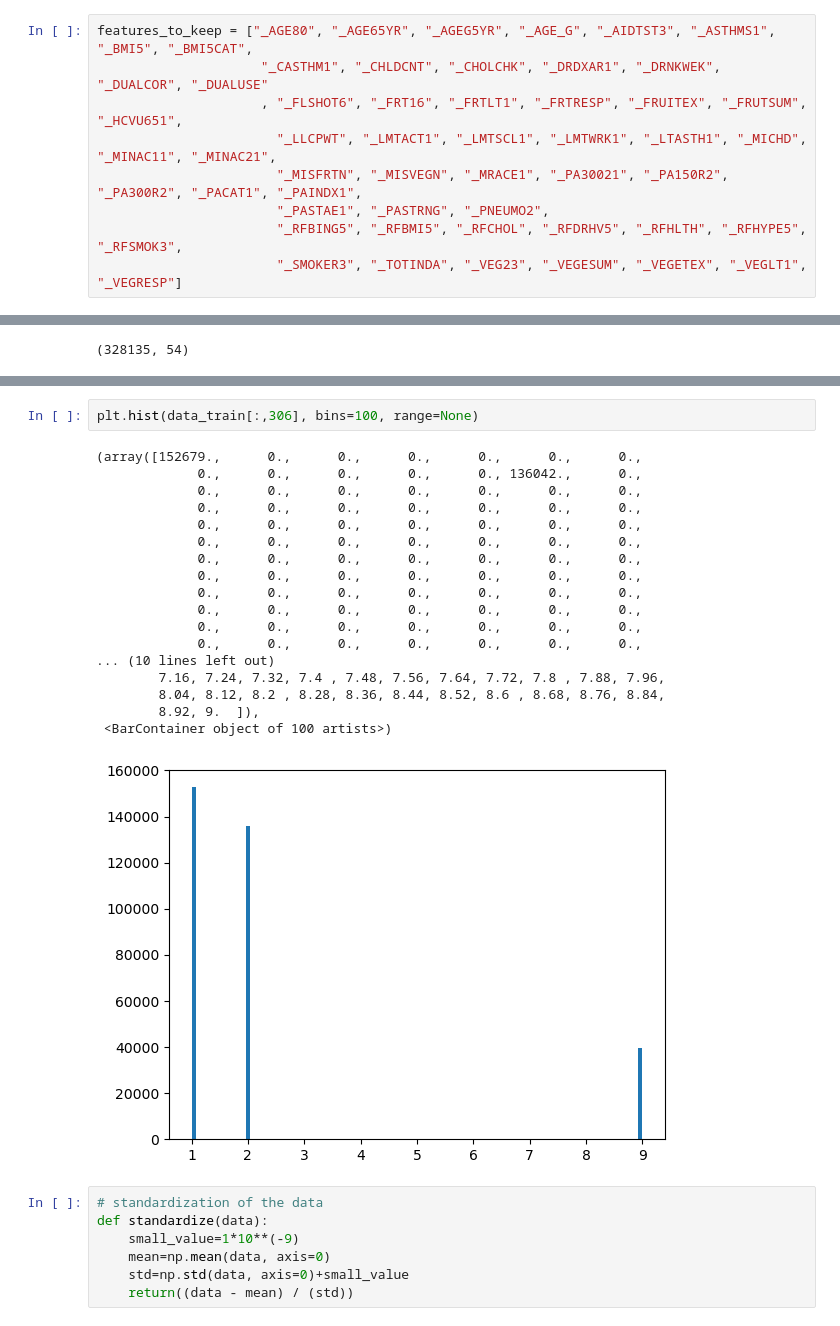
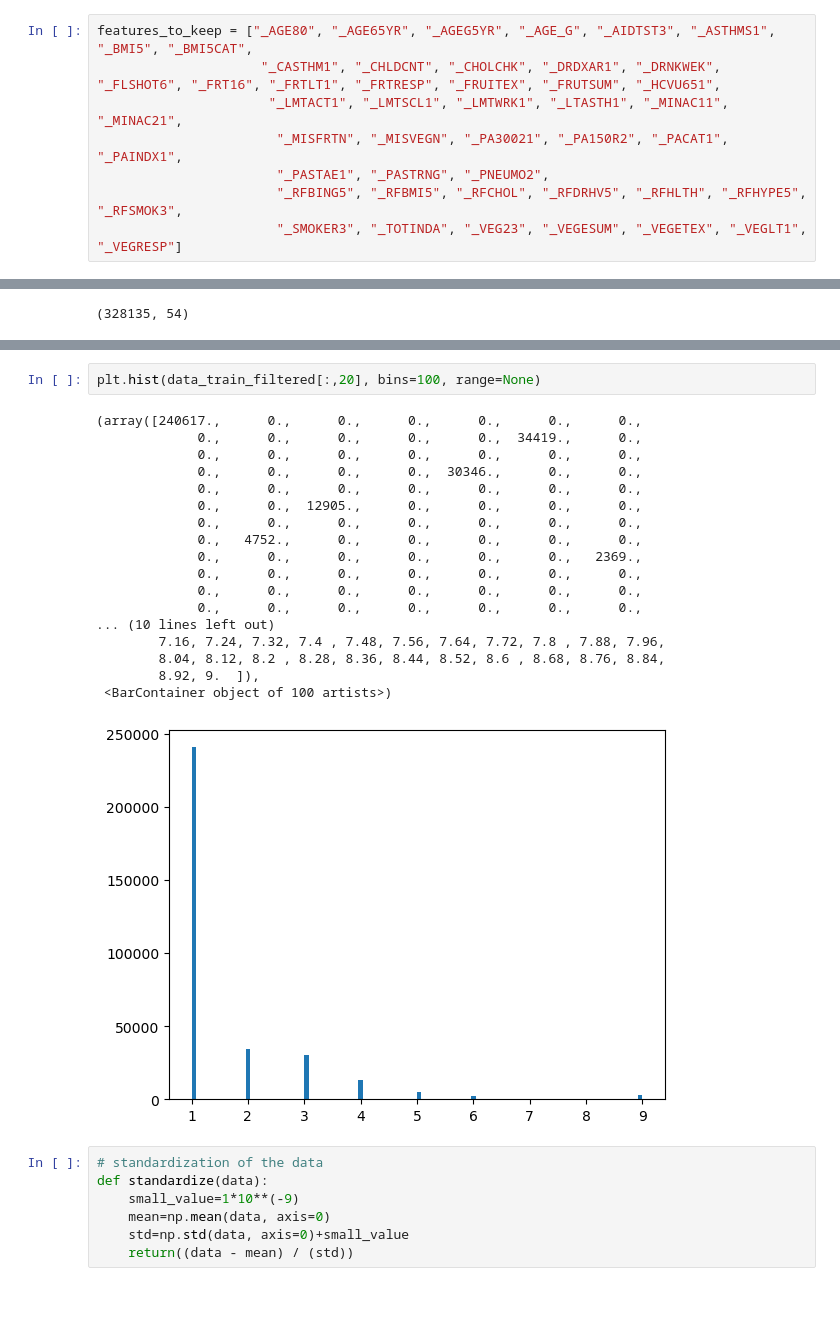
Before and after one commit to epfml/ml-project-1-mnf, a Jupyter notebook: run_backup.ipynb, the cells around one changed output, grey strips where cells are left out. Drawn from its saved outputs; the diff is of its cells as text; blank space fills up the shorter version.

```diff
--- a/run_backup.ipynb
+++ b/run_backup.ipynb
@@ -30,10 +30,9 @@ def replace_nan_by_mean(data):
 data_train = replace_nan_by_mean(x_train)
 # %%
 features_to_keep = ["_AGE80", "_AGE65YR", "_AGEG5YR", "_AGE_G", "_AIDTST3", "_ASTHMS1", "_BMI5", "_BMI5CAT",
-                     "_CASTHM1", "_CHLDCNT", "_CHOLCHK", "_DRDXAR1", "_DRNKWEK", "_DUALCOR", "_DUALUSE"
-                     , "_FLSHOT6", "_FRT16", "_FRTLT1", "_FRTRESP", "_FRUITEX", "_FRUTSUM", "_HCVU651",
-                       "_LLCPWT", "_LMTACT1", "_LMTSCL1", "_LMTWRK1", "_LTASTH1", "_MICHD", "_MINAC11", "_MINAC21",
-                       "_MISFRTN", "_MISVEGN", "_MRACE1", "_PA30021", "_PA150R2", "_PA300R2", "_PACAT1", "_PAINDX1",
+                     "_CASTHM1", "_CHLDCNT", "_CHOLCHK", "_DRDXAR1", "_DRNKWEK", "_FLSHOT6", "_FRT16", "_FRTLT1", "_FRTRESP", "_FRUITEX", "_FRUTSUM", "_HCVU651",
+                      "_LMTACT1", "_LMTSCL1", "_LMTWRK1", "_LTASTH1", "_MINAC11", "_MINAC21",
+                       "_MISFRTN", "_MISVEGN", "_PA30021", "_PA150R2", "_PACAT1", "_PAINDX1",
                        "_PASTAE1", "_PASTRNG", "_PNEUMO2",
                        "_RFBING5", "_RFBMI5", "_RFCHOL", "_RFDRHV5", "_RFHLTH", "_RFHYPE5", "_RFSMOK3",
                        "_SMOKER3", "_TOTINDA", "_VEG23", "_VEGESUM", "_VEGETEX", "_VEGLT1", "_VEGRESP"]
@@ -59,24 +77,24 @@ data_train_filtered.shape
 # %%
-plt.hist(data_train[:,306], bins=100, range=None)
+plt.hist(data_train_filtered[:,20], bins=100, range=None)
 # %% [output]
-(array([152679.,      0.,      0.,      0.,      0.,      0.,      0.,
-             0.,      0.,      0.,      0.,      0., 136042.,      0.,
+(array([240617.,      0.,      0.,      0.,      0.,      0.,      0.,
+             0.,      0.,      0.,      0.,      0.,  34419.,      0.,
              0.,      0.,      0.,      0.,      0.,      0.,      0.,
+             0.,      0.,      0.,      0.,  30346.,      0.,      0.,
              0.,      0.,      0.,      0.,      0.,      0.,      0.,
+             0.,      0.,  12905.,      0.,      0.,      0.,      0.,
              0.,      0.,      0.,      0.,      0.,      0.,      0.,
-             0.,      0.,      0.,      0.,      0.,      0.,      0.,
-             0.,      0.,      0.,      0.,      0.,      0.,      0.,
-             0.,      0.,      0.,      0.,      0.,      0.,      0.,
-             0.,      0.,      0.,      0.,      0.,      0.,      0.,
+             0.,   4752.,      0.,      0.,      0.,      0.,      0.,
+             0.,      0.,      0.,      0.,      0.,      0.,   2369.,
              0.,      0.,      0.,      0.,      0.,      0.,      0.,
              0.,      0.,      0.,      0.,      0.,      0.,      0.,
              0.,      0.,      0.,      0.,      0.,      0.,      0.,
 ... (10 lines left out)
         7.16, 7.24, 7.32, 7.4 , 7.48, 7.56, 7.64, 7.72, 7.8 , 7.88, 7.96,
         8.04, 8.12, 8.2 , 8.28, 8.36, 8.44, 8.52, 8.6 , 8.68, 8.76, 8.84,
         8.92, 9.  ]),
  <BarContainer object of 100 artists>)
-[figure, old version]
+[figure, new version]
 # %%
 # standardization of the data
 def standardize(data):
```
Also changed, not shown: parts of 30 cells of this notebook, 1 other file.
